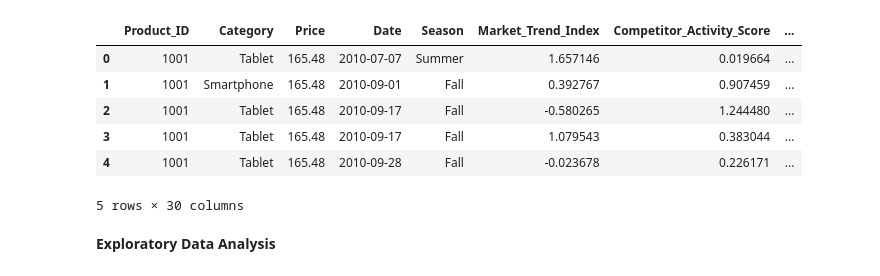
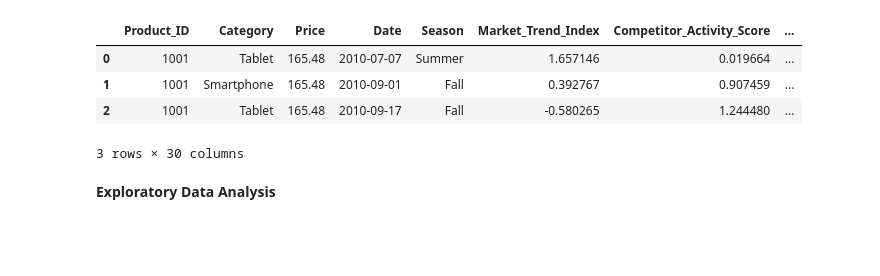
Before and after one commit to mongare70/ElectroTech-Forecasting-Data, a Jupyter notebook: EDA/eda.ipynb, the cells around one changed output. Drawn from its saved outputs; the diff is of its cells as text; code cells hidden in the pictures; blank space fills up the shorter version.

```diff
--- a/EDA/eda.ipynb
+++ b/EDA/eda.ipynb
@@ -7,15 +7,13 @@ import statsmodels.api as sm
 from statsmodels.tsa.seasonal import seasonal_decompose
 # %%
 data = pd.read_csv(r"../DataCleaning/cleaned_data.csv")
-data.head()
+data.head(3)
 # %% [output]
 |  | Product_ID | Category | Price | Date | Season | Market_Trend_Index | Competitor_Activity_Score | ... |
 | 0 | 1001 | Tablet | 165.48 | 2010-07-07 | Summer | 1.657146 | 0.019664 | ... |
 | 1 | 1001 | Smartphone | 165.48 | 2010-09-01 | Fall | 0.392767 | 0.907459 | ... |
 | 2 | 1001 | Tablet | 165.48 | 2010-09-17 | Fall | -0.580265 | 1.244480 | ... |
-| 3 | 1001 | Tablet | 165.48 | 2010-09-17 | Fall | 1.079543 | 0.383044 | ... |
-| 4 | 1001 | Tablet | 165.48 | 2010-09-28 | Fall | -0.023678 | 0.226171 | ... |
-5 rows × 30 columns
+3 rows × 30 columns
 # %% [markdown]
 **Exploratory Data Analysis**
 # %%
```
Also changed, not shown: parts of 6 cells of this notebook, 2 other files.
